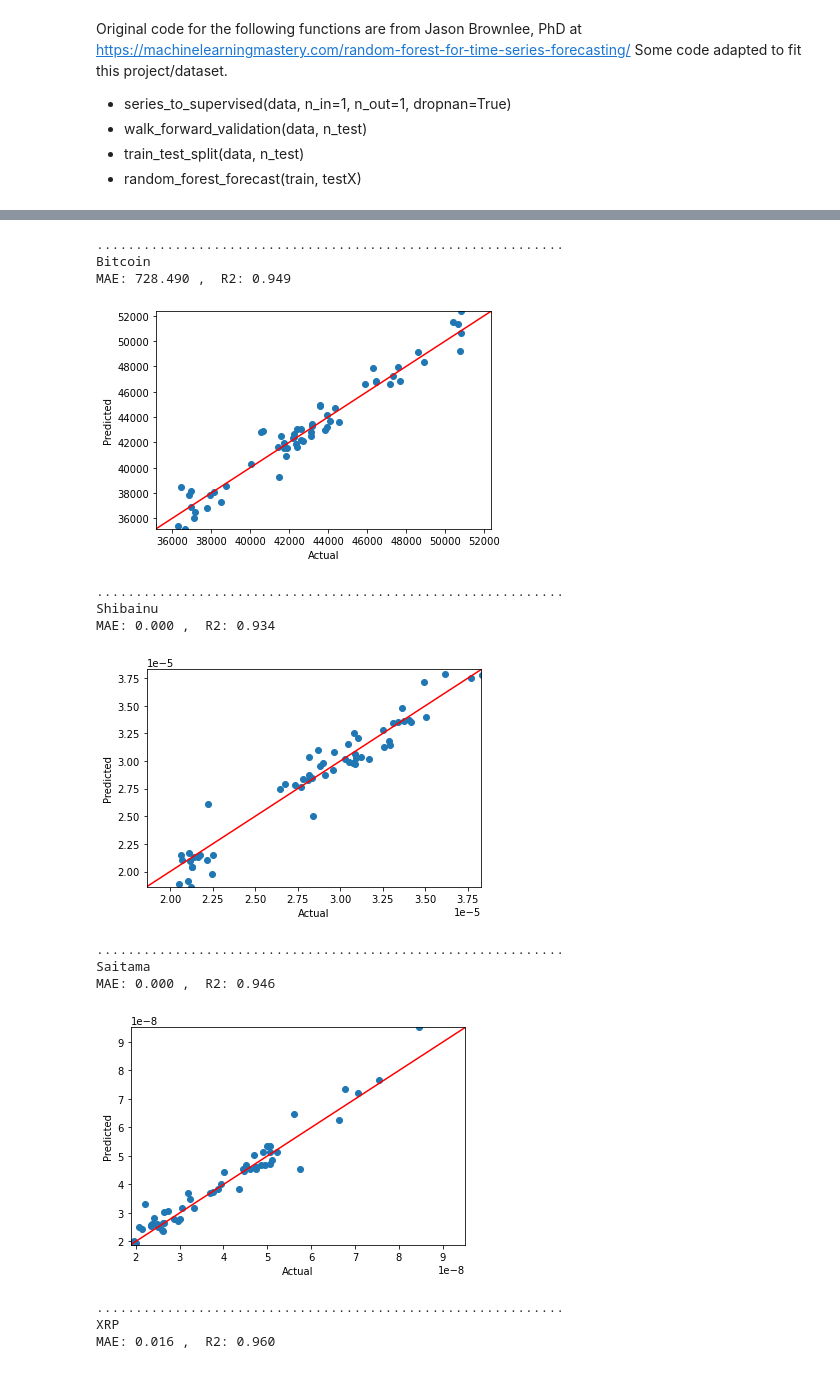
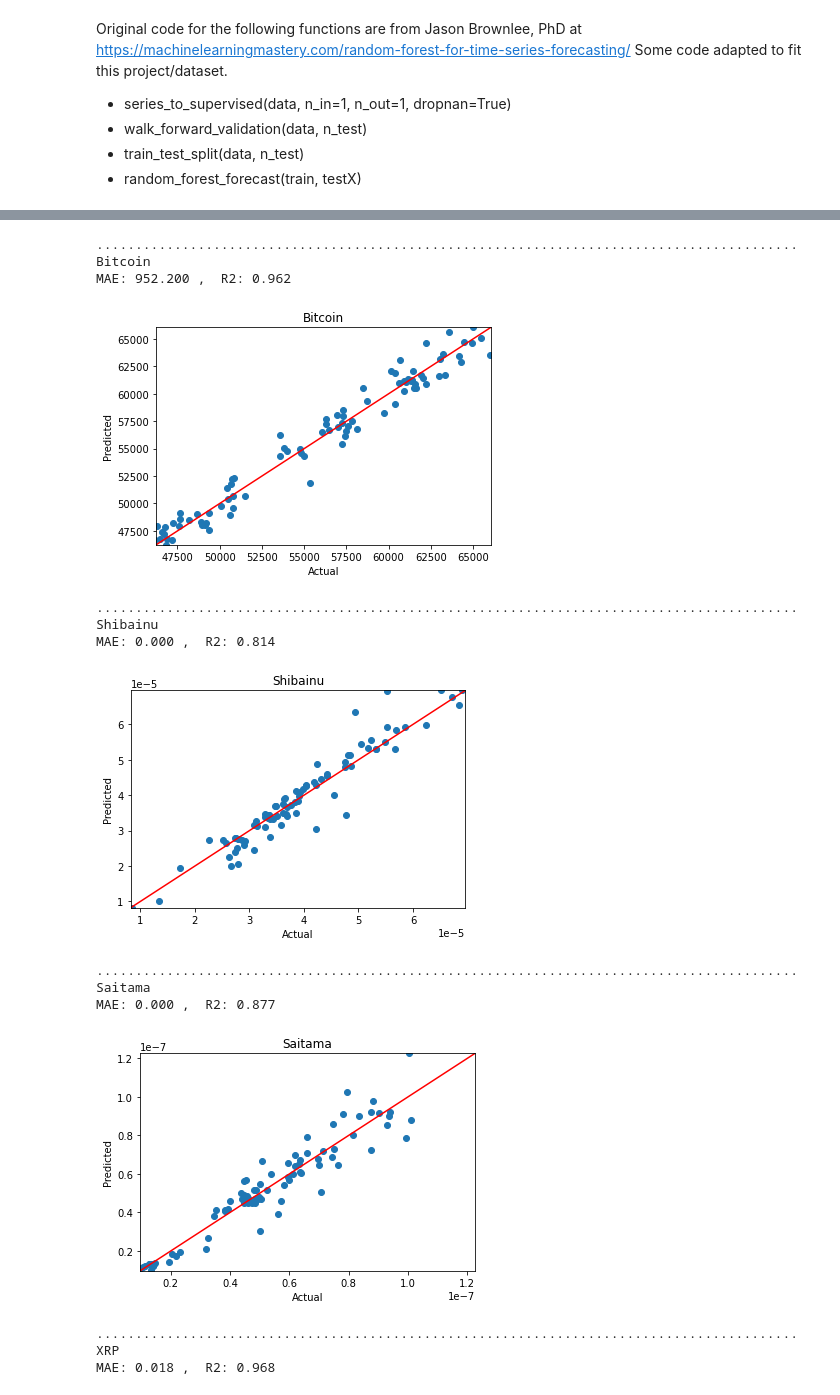
Before and after one commit to tomtongva/itcs5156-051-final-project, a Jupyter notebook: ProjectCryptoPricePrediction-Final.ipynb, the cells around one changed output, grey strips where cells are left out. Saved outputs shown, nothing was run; the diff lists cells and outputs as text; code cells hidden in the pictures.

```diff
--- a/ProjectCryptoPricePrediction-Final.ipynb
+++ b/ProjectCryptoPricePrediction-Final.ipynb
@@ -16,12 +16,12 @@ simplefilter(action='ignore', category=DataConversionWarning)
 crypto_names = ['Bitcoin', 'Shibainu', 'Saitama', 'XRP', 'Ethereum', 'Litecoin']
 
 #load coin data
-c_bitcoin = pd.read_csv('bitcoin-coinmarketcap-1year.csv')
-c_shibainu = pd.read_csv('shibainu-coinmarketcap-1year.csv')
-c_saitama = pd.read_csv('saitama-coinmarketcap-since-inception.csv')
-c_xrp = pd.read_csv('xrp-coinmarketcap-1year.csv') #this is the Ripple coin
-c_ethereum = pd.read_csv('ethereum-coinmarketcap-1year.csv')
-c_litecoin = pd.read_csv('litecoin-coinmarketcap-1year.csv')
+c_bitcoin = pd.read_csv('bitcoin-coinmarketcap-year2021-only.csv')
+c_shibainu = pd.read_csv('shibainu-coinmarketcap-year2021-only.csv')
+c_saitama = pd.read_csv('saitama-coinmarketcap-year2021-only.csv')
+c_xrp = pd.read_csv('xrp-coinmarketcap-year2021-only.csv') #this is the Ripple coin
+c_ethereum = pd.read_csv('ethereum-coinmarketcap-year2021-only.csv')
+c_litecoin = pd.read_csv('litecoin-coinmarketcap-year2021-only.csv')
 
 coin_dict = {crypto_names[0]:c_bitcoin, crypto_names[1]:c_shibainu, crypto_names[2]:c_saitama \
             ,crypto_names[3]:c_xrp,crypto_names[4]:c_ethereum,crypto_names[5]:c_litecoin}
@@ -539,40 +540,41 @@ MAE: 0.000, R2: 0.950
 # %%
 # train and test on all coins
 for coin_name in crypto_names:
 
     features = Xs_raw_data[coin_name].copy().to_numpy()
     target = Ts_raw_data[coin_name].copy().to_numpy()
 
     values = np.concatenate((features, target), axis=1)
     data = series_to_supervised(values, n_in=4) #he had 6, I have 4
 
     # evaluate
     model = Pipeline([('scaler', StandardScaler()),
                  ('classifier', RandomForestRegressor(n_estimators=100))])
-    r2, mae, y, yhat = walk_forward_validation(data, 60, model, False)
+    r2, mae, y, yhat = walk_forward_validation(data, 90, model, False)
     print("\033[1m" + coin_name + "\033[0m")
     print('MAE: %.3f' % mae, ', ', 'R2: %.3f' % r2)
 
     pyplot.scatter(y, yhat)
     plt.xlabel("Actual")
     plt.ylabel("Predicted")
     plt.plot([np.amin(yhat),np.amax(yhat)], [np.amin(yhat),np.amax(yhat)], 'r-')
     plt.xlim([np.amin(yhat), np.amax(yhat)])
     plt.ylim([np.amin(yhat), np.amax(yhat)])
+    plt.title(coin_name)
     pyplot.show()
 # %% [output]
-............................................................
+..........................................................................................
 Bitcoin
-MAE: 728.490 ,  R2: 0.949
+MAE: 952.200 ,  R2: 0.962
-[figure, old version]
+[figure, new version]
-............................................................
+..........................................................................................
 Shibainu
-MAE: 0.000 ,  R2: 0.934
+MAE: 0.000 ,  R2: 0.814
-[figure, old version]
+[figure, new version]
-............................................................
+..........................................................................................
 Saitama
-MAE: 0.000 ,  R2: 0.946
+MAE: 0.000 ,  R2: 0.877
-[figure, old version]
+[figure, new version]
-............................................................
+..........................................................................................
 XRP
-MAE: 0.016 ,  R2: 0.960
+MAE: 0.018 ,  R2: 0.968
```
Also changed, not shown: parts of 38 cells of this notebook, 12 other files.
